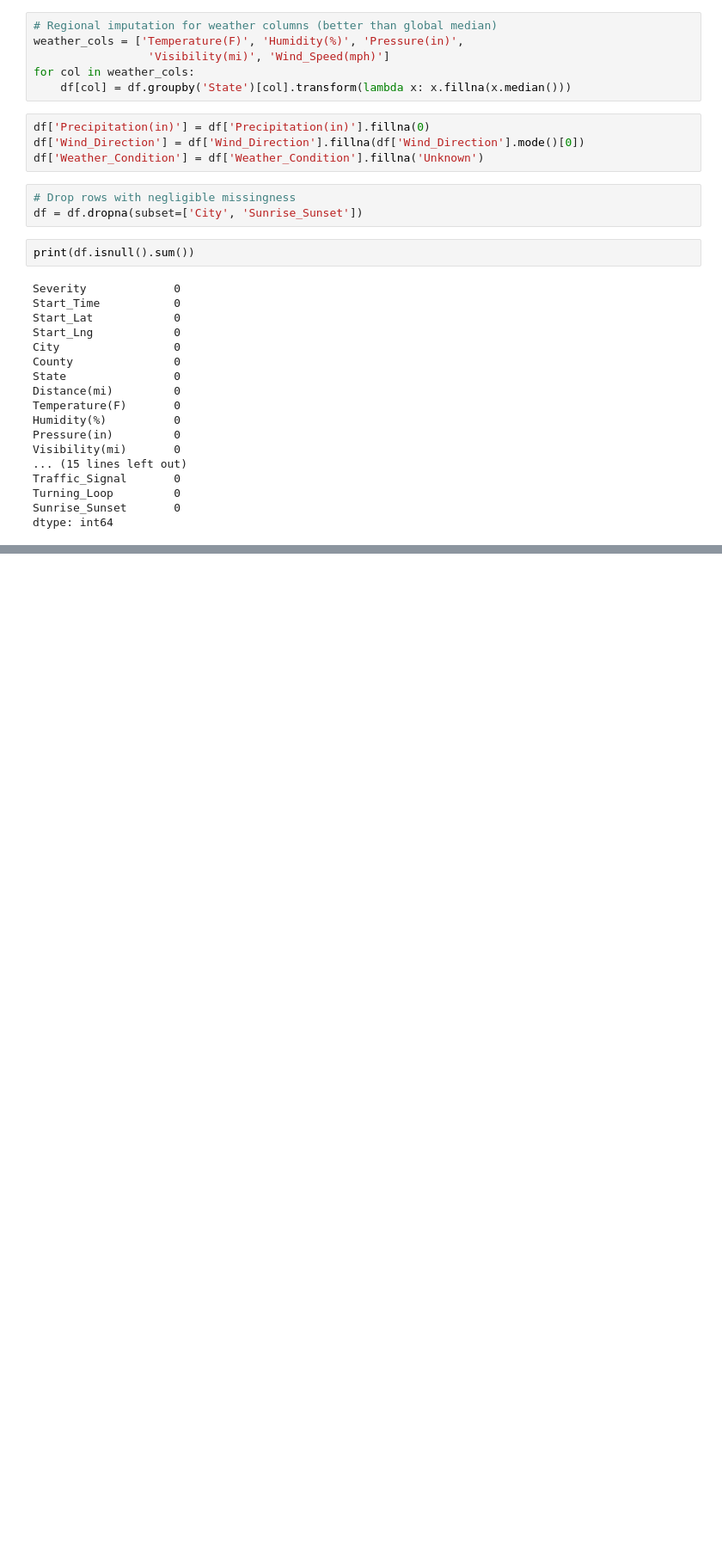
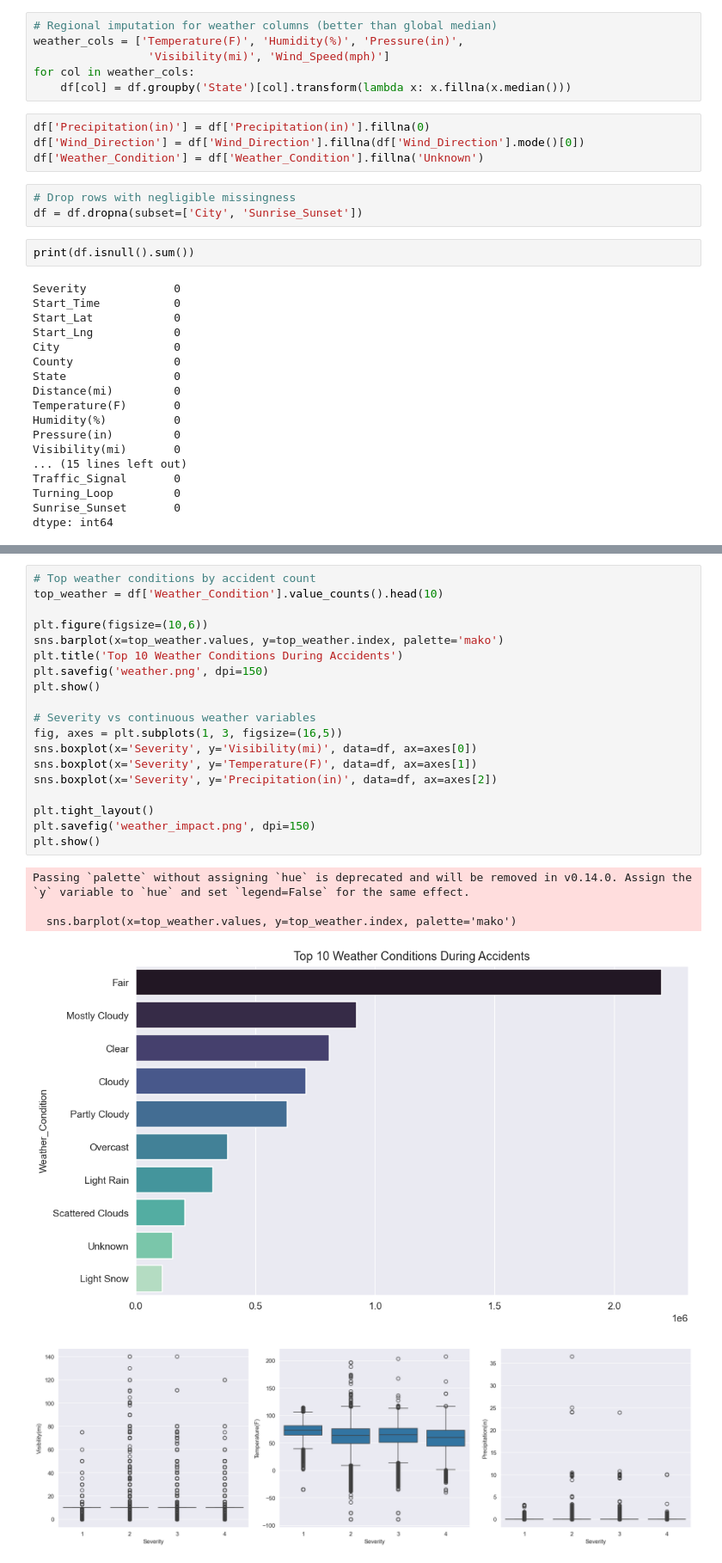
Before and after one commit to rajchachad17/PRODIGY_DS_05, a Jupyter notebook: Task_05.ipynb, the cells around one changed output, grey strips where cells are left out. Shown at 86% size. Drawn from its saved outputs; the diff is of its cells as text; blank space fills up the shorter version.

```diff
--- a/Task_05.ipynb
+++ b/Task_05.ipynb
@@ -132,0 +179,25 @@ dtype: int64
+# %%
+# Top weather conditions by accident count
+top_weather = df['Weather_Condition'].value_counts().head(10)
+
+plt.figure(figsize=(10,6))
+sns.barplot(x=top_weather.values, y=top_weather.index, palette='mako')
+plt.title('Top 10 Weather Conditions During Accidents')
+plt.savefig('weather.png', dpi=150)
+plt.show()
+
+# Severity vs continuous weather variables
+fig, axes = plt.subplots(1, 3, figsize=(16,5))
+sns.boxplot(x='Severity', y='Visibility(mi)', data=df, ax=axes[0])
+sns.boxplot(x='Severity', y='Temperature(F)', data=df, ax=axes[1])
+sns.boxplot(x='Severity', y='Precipitation(in)', data=df, ax=axes[2])
+
+plt.tight_layout()
+plt.savefig('weather_impact.png', dpi=150)
+plt.show()
+# %% [output]
+Passing `palette` without assigning `hue` is deprecated and will be removed in v0.14.0. Assign the `y` variable to `hue` and set `legend=False` for the same effect.
+
+  sns.barplot(x=top_weather.values, y=top_weather.index, palette='mako')
+[figure, added]
+[figure, added]
```
Also changed, not shown: parts of 14 cells of this notebook, 1 other file.
